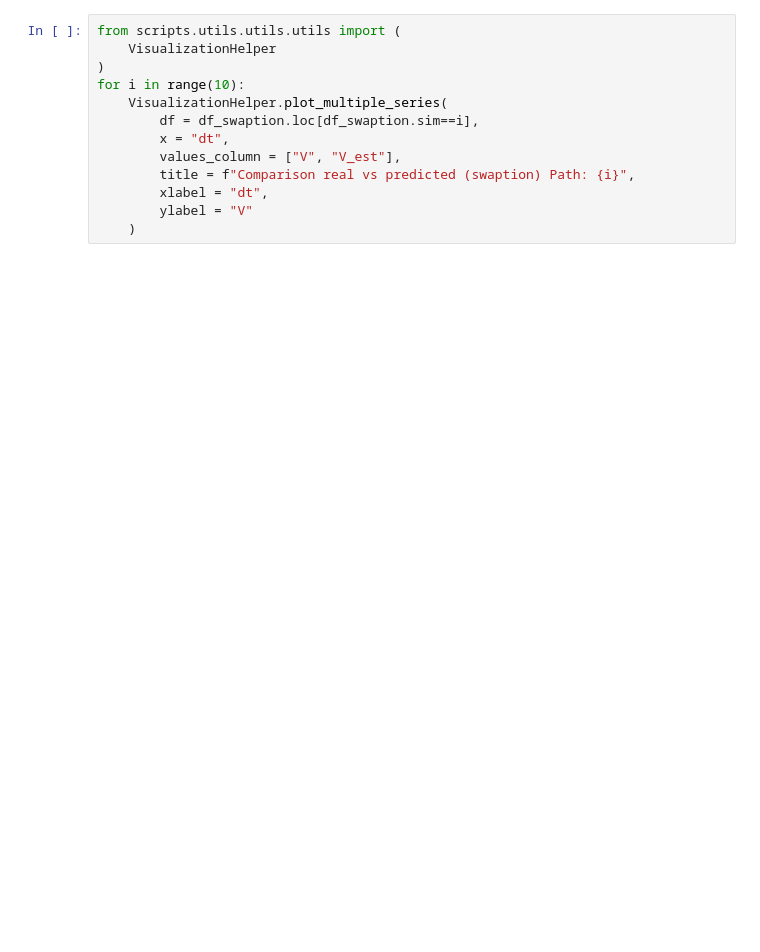
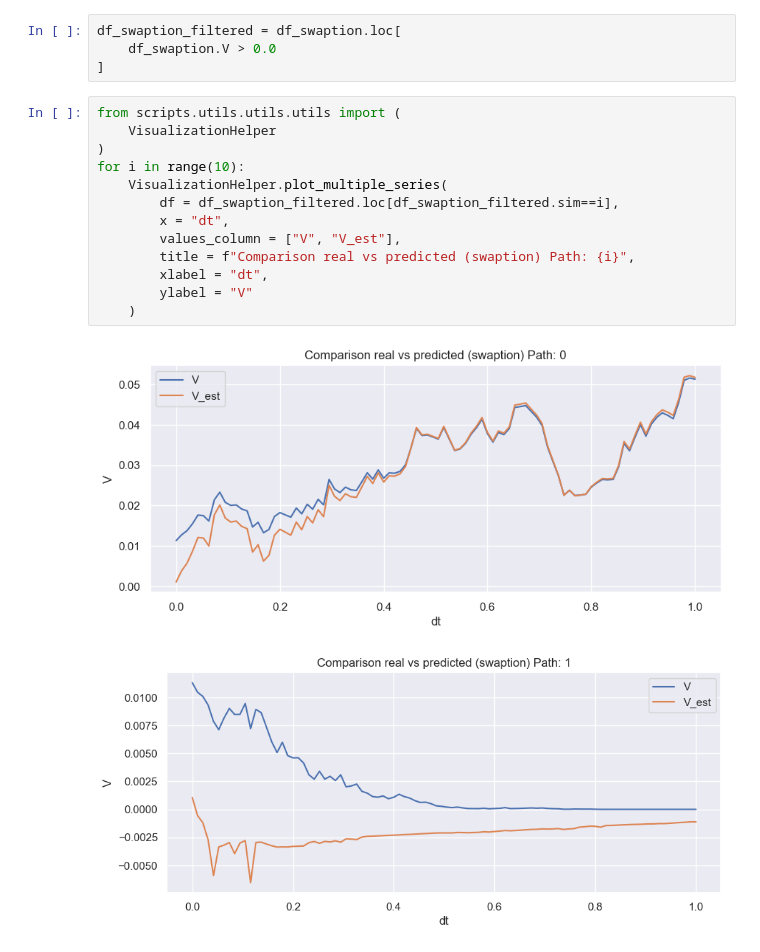
Before and after one commit to borjaf696/LGM_BFSDE, a Jupyter notebook: notebooks/test_swaption_w_results.ipynb, the cells around one changed output. Cells and saved outputs as stored; diff of their text form; blank space fills up the shorter version.

```diff
--- a/notebooks/test_swaption_w_results.ipynb
+++ b/notebooks/test_swaption_w_results.ipynb
@@ -20,13 +23,20 @@ df_swaption = pd.read_csv(f"../data/export/swaption/tf_exp/batch_exp/{folder}/sw
+# %%
+df_swaption_filtered = df_swaption.loc[
+    df_swaption.V > 0.0
+]
 # %%
 from scripts.utils.utils.utils import (
     VisualizationHelper
 )
 for i in range(10):
     VisualizationHelper.plot_multiple_series(
-        df = df_swaption.loc[df_swaption.sim==i],
+        df = df_swaption_filtered.loc[df_swaption_filtered.sim==i],
         x = "dt",
         values_column = ["V", "V_est"],
         title = f"Comparison real vs predicted (swaption) Path: {i}",
         xlabel = "dt",
         ylabel = "V"
     )
+# %% [output]
+[figure, added]
+[figure, added]
```
Also changed, not shown: parts of 2 cells of this notebook, 3 other files.
